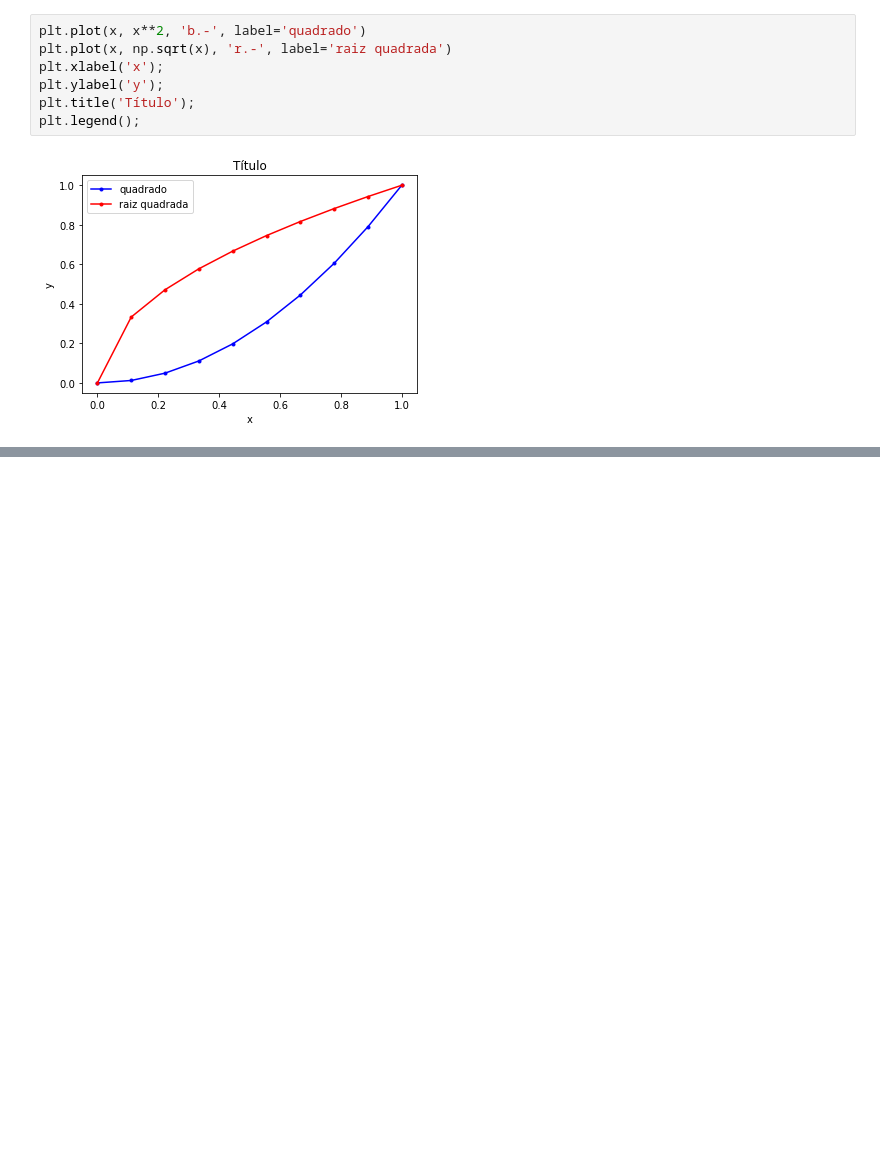
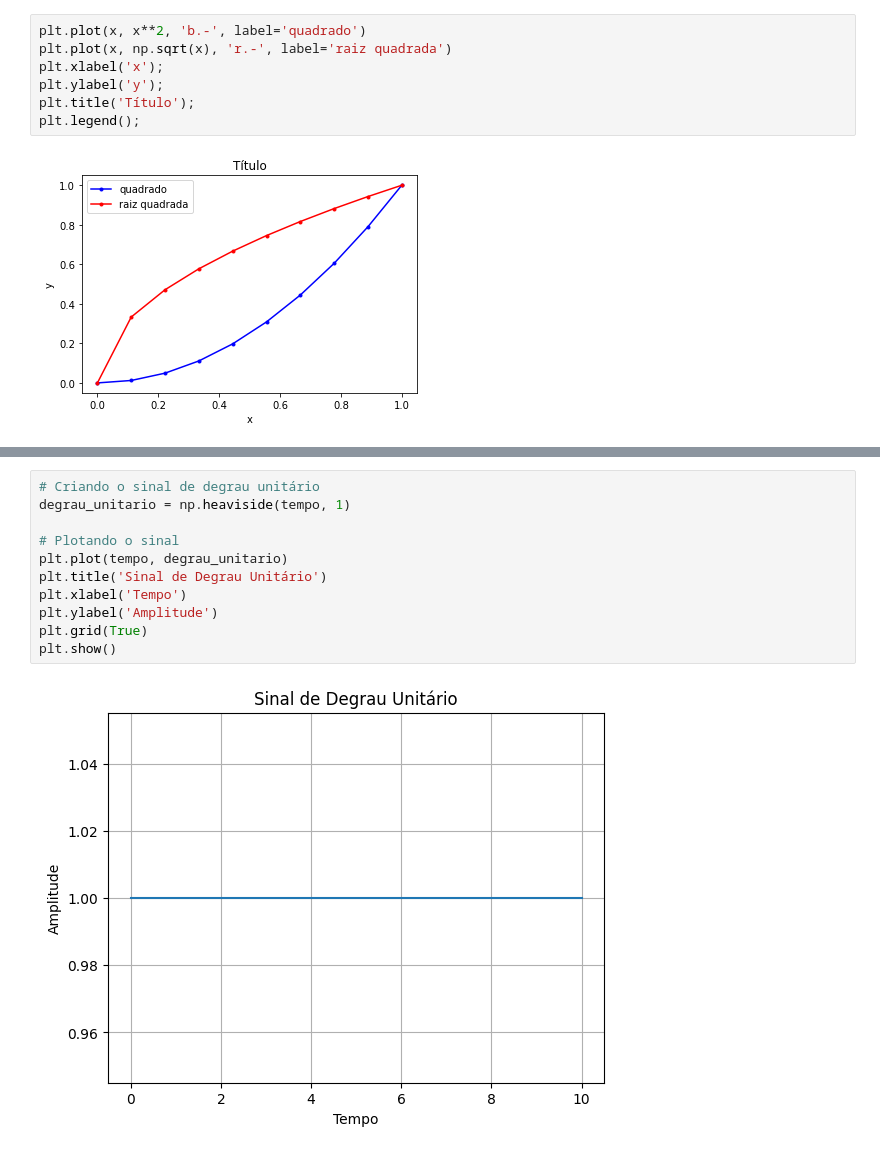
Before and after one commit to racquelknustdomingues/SinaisVibAcust, a Jupyter notebook: SEMANA1.ipynb, the cells around one changed output, grey strips where cells are left out. Drawn from its saved outputs; the diff is of its cells as text; blank space fills up the shorter version.

```diff
--- a/SEMANA1.ipynb
+++ b/SEMANA1.ipynb
@@ -803,0 +870,13 @@ plt.hist(x)
+# %%
+# Criando o sinal de degrau unitário
+degrau_unitario = np.heaviside(tempo, 1)
+
+# Plotando o sinal
+plt.plot(tempo, degrau_unitario)
+plt.title('Sinal de Degrau Unitário')
+plt.xlabel('Tempo')
+plt.ylabel('Amplitude')
+plt.grid(True)
+plt.show()
+# %% [output]
+[figure, added]
```
Also changed, not shown: parts of 48 cells of this notebook, 3 other files.
